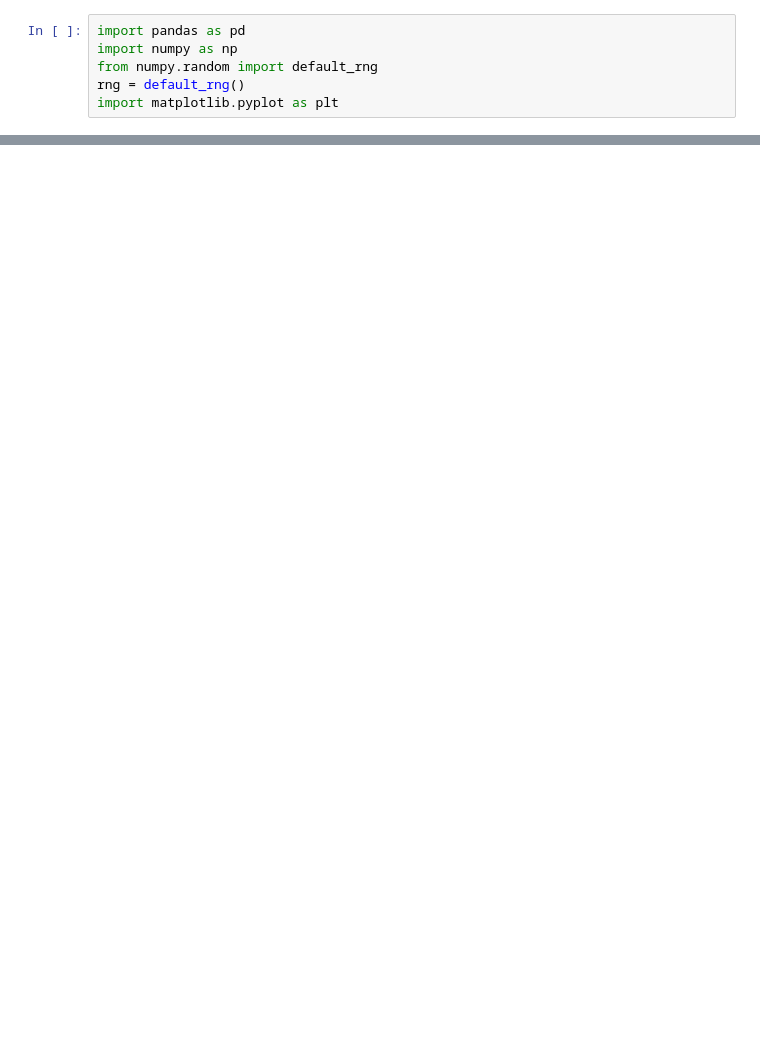
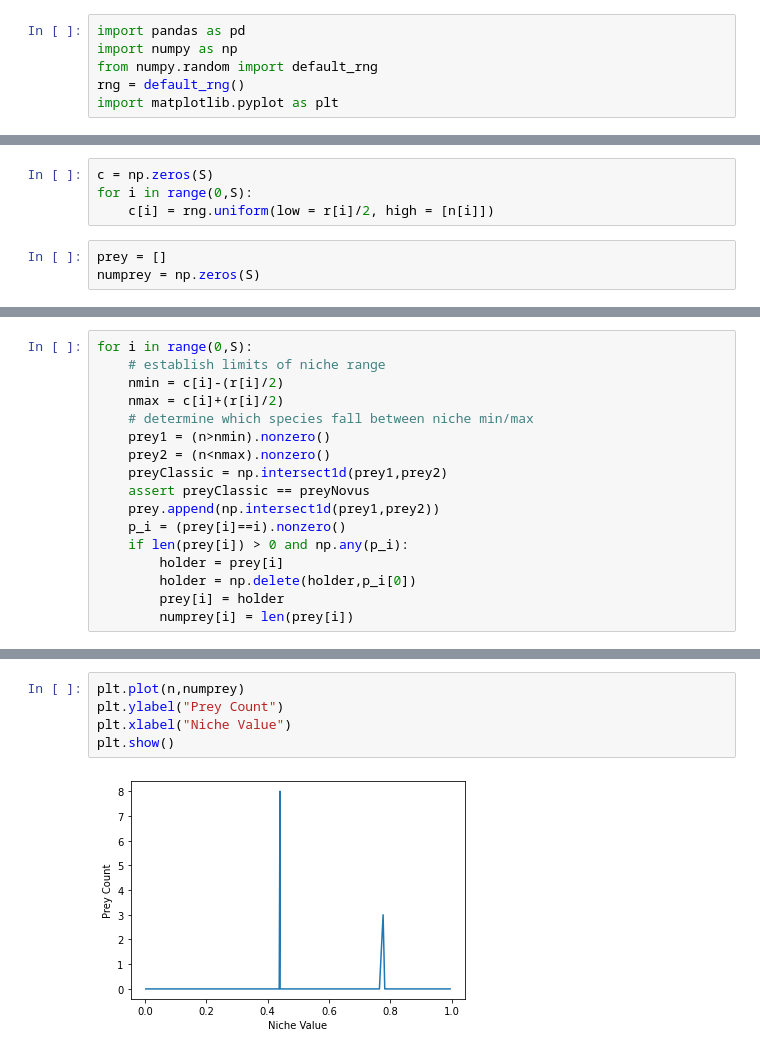
Before and after one commit to JD-X1/Aegis, a Jupyter notebook: apollyon/niche_model_mods.ipynb, the cells around one changed output, grey strips where cells are left out. Saved outputs shown, nothing was run; the diff lists cells and outputs as text; blank space fills up the shorter version.

Commit message:
niche model completed in notebook

```diff
--- a/apollyon/niche_model_mods.ipynb
+++ b/apollyon/niche_model_mods.ipynb
@@ -63,0 +131,7 @@ plt.show()
+# %%
+c = np.zeros(S)
+for i in range(0,S):
+    c[i] = rng.uniform(low = r[i]/2, high = [n[i]])
+# %%
+prey = []
+numprey = np.zeros(S)
@@ -63,0 +141,17 @@ plt.show()
+# %%
+for i in range(0,S):
+    # establish limits of niche range
+    nmin = c[i]-(r[i]/2)
+    nmax = c[i]+(r[i]/2)
+    # determine which species fall between niche min/max
+    prey1 = (n>nmin).nonzero()
+    prey2 = (n<nmax).nonzero()
+    preyClassic = np.intersect1d(prey1,prey2)
+    assert preyClassic == preyNovus
+    prey.append(np.intersect1d(prey1,prey2))
+    p_i = (prey[i]==i).nonzero()
+    if len(prey[i]) > 0 and np.any(p_i):
+        holder = prey[i]
+        holder = np.delete(holder,p_i[0])
+        prey[i] = holder
+        numprey[i] = len(prey[i])
@@ -63,0 +180,7 @@ plt.show()
+# %%
+plt.plot(n,numprey)
+plt.ylabel("Prey Count")
+plt.xlabel("Niche Value")
+plt.show()
+# %% [output]
+[figure, added]
```
Also changed, not shown: parts of 16 cells of this notebook, 1 other file.
